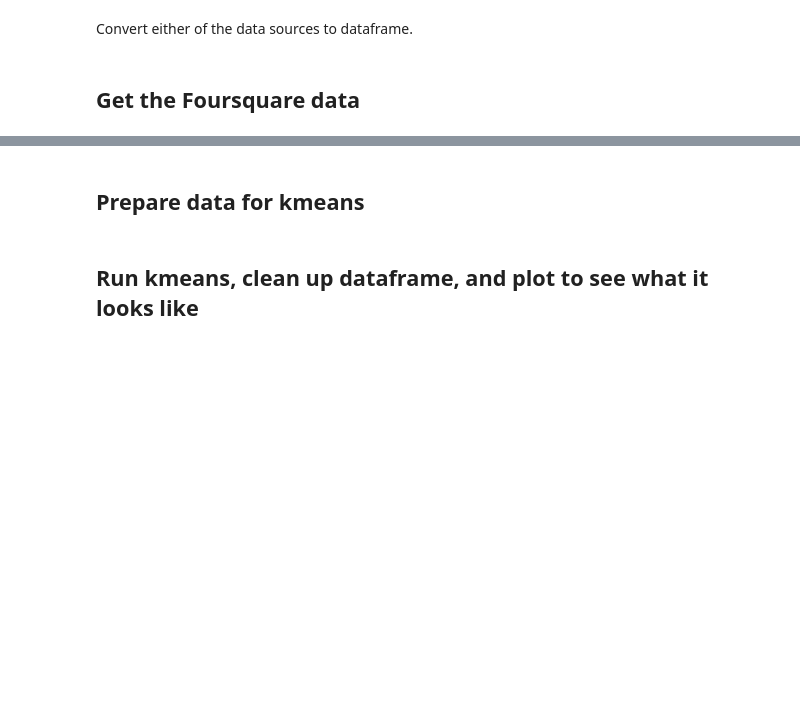
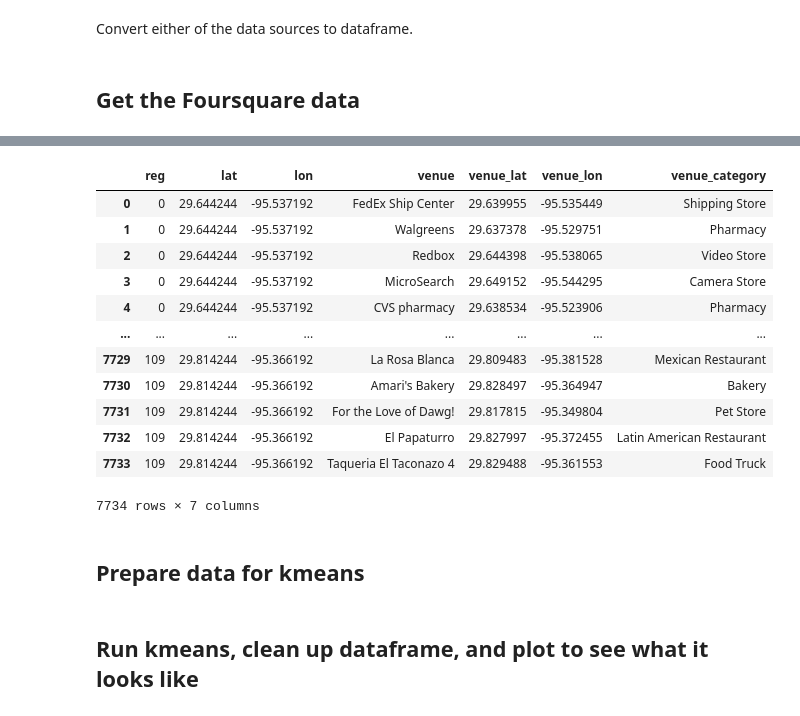
Before and after one commit to mehlmanmichael/Coursera_Capstone, a Jupyter notebook: Week4.ipynb, the cells around one changed output, grey strips where cells are left out. Saved outputs shown, nothing was run; the diff lists cells and outputs as text; code cells hidden in the pictures; blank space fills up the shorter version.

```diff
--- a/Week4.ipynb
+++ b/Week4.ipynb
@@ -126,3 +129,19 @@ venues = getNearbyVenues(regs=df.index.tolist(), lats=df['lat'], lons=df['lon'],
+# %%
+venues
+# %% [output]
+|  | reg | lat | lon | venue | venue_lat | venue_lon | venue_category |
+| 0 | 0 | 29.644244 | -95.537192 | FedEx Ship Center | 29.639955 | -95.535449 | Shipping Store |
+| 1 | 0 | 29.644244 | -95.537192 | Walgreens | 29.637378 | -95.529751 | Pharmacy |
+| 2 | 0 | 29.644244 | -95.537192 | Redbox | 29.644398 | -95.538065 | Video Store |
+| 3 | 0 | 29.644244 | -95.537192 | MicroSearch | 29.649152 | -95.544295 | Camera Store |
+| 4 | 0 | 29.644244 | -95.537192 | CVS pharmacy | 29.638534 | -95.523906 | Pharmacy |
+| ... | ... | ... | ... | ... | ... | ... | ... |
+| 7729 | 109 | 29.814244 | -95.366192 | La Rosa Blanca | 29.809483 | -95.381528 | Mexican Restaurant |
+| 7730 | 109 | 29.814244 | -95.366192 | Amari's Bakery | 29.828497 | -95.364947 | Bakery |
+| 7731 | 109 | 29.814244 | -95.366192 | For the Love of Dawg! | 29.817815 | -95.349804 | Pet Store |
+| 7732 | 109 | 29.814244 | -95.366192 | El Papaturro | 29.827997 | -95.372455 | Latin American Restaurant |
+| 7733 | 109 | 29.814244 | -95.366192 | Taqueria El Taconazo 4 | 29.829488 | -95.361553 | Food Truck |
+7734 rows × 7 columns
 # %% [markdown]
 ## Prepare data for kmeans
 # %%
```
Also changed, not shown: parts of 11 cells of this notebook.
